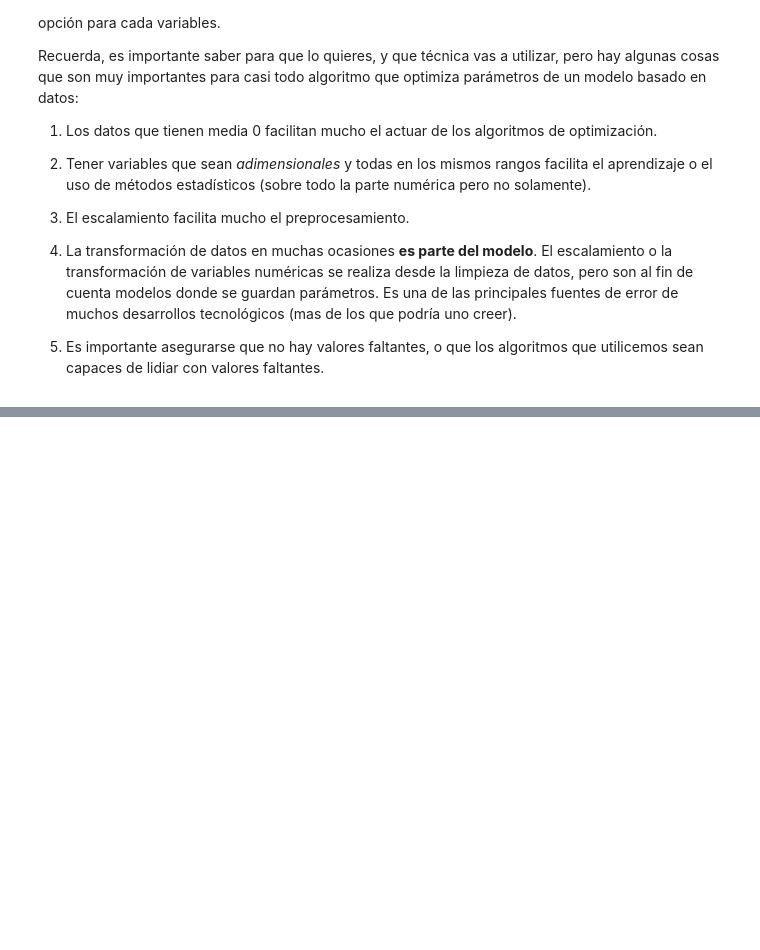
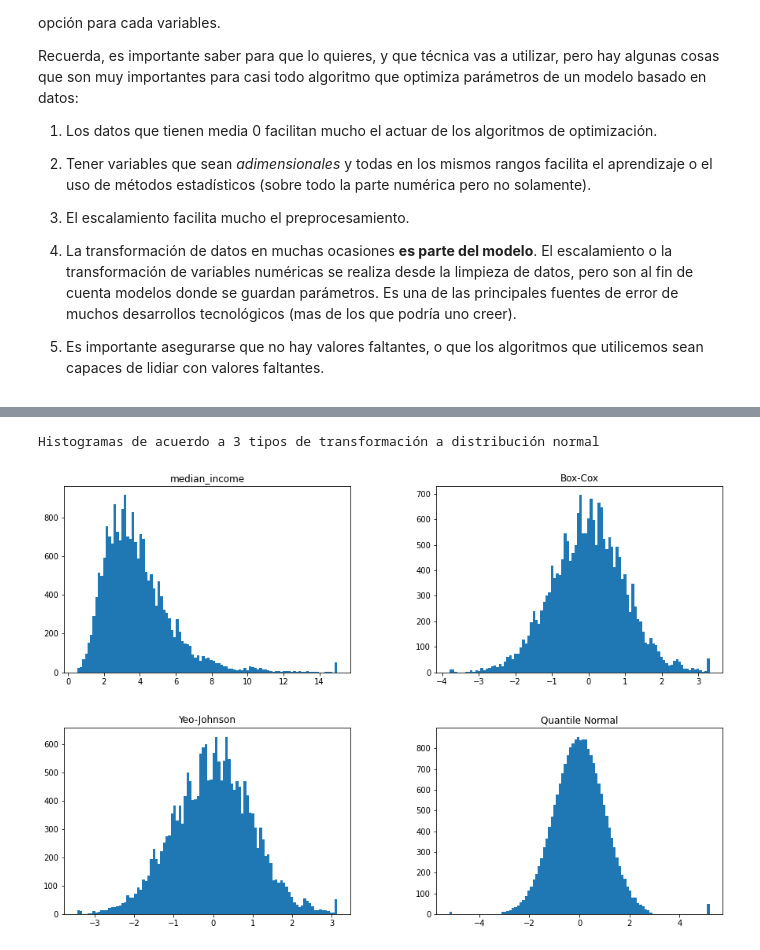
Before and after one commit to mcd-unison/ing-caract, a Jupyter notebook: ejemplos/tipos/python/numericos.ipynb, the cells around one changed output, grey strips where cells are left out. Drawn from its saved outputs; the diff is of its cells as text; code cells hidden in the pictures; blank space fills up the shorter version.

```diff
--- a/ejemplos/tipos/python/numericos.ipynb
+++ b/ejemplos/tipos/python/numericos.ipynb
@@ -166,0 +219,21 @@ To be continued...
+# %%
+normal_dist = [
+    preprocessing.PowerTransformer(method='box-cox'),
+    preprocessing.PowerTransformer(),
+    preprocessing.QuantileTransformer(output_distribution='normal')
+]
+nombres = ['Box-Cox', 'Yeo-Johnson', 'Quantile Normal']
+
+variable = 'median_income'
+df_transformer = df.loc[:, [variable]]
+
+for (nombre, transformer) in zip(nombres, normal_dist):
+    df_transformer[nombre] = transformer.fit_transform(
+        df_transformer[variable].values.reshape(-1,1)
+    )
+
+df_transformer.hist(bins=100, grid=False, figsize=(15, 10))
+print("Histogramas de acuerdo a 3 tipos de transformación a distribución normal\n")
+# %% [output]
+Histogramas de acuerdo a 3 tipos de transformación a distribución normal
+[figure, added]
```
Also changed, not shown: parts of 25 cells of this notebook.
